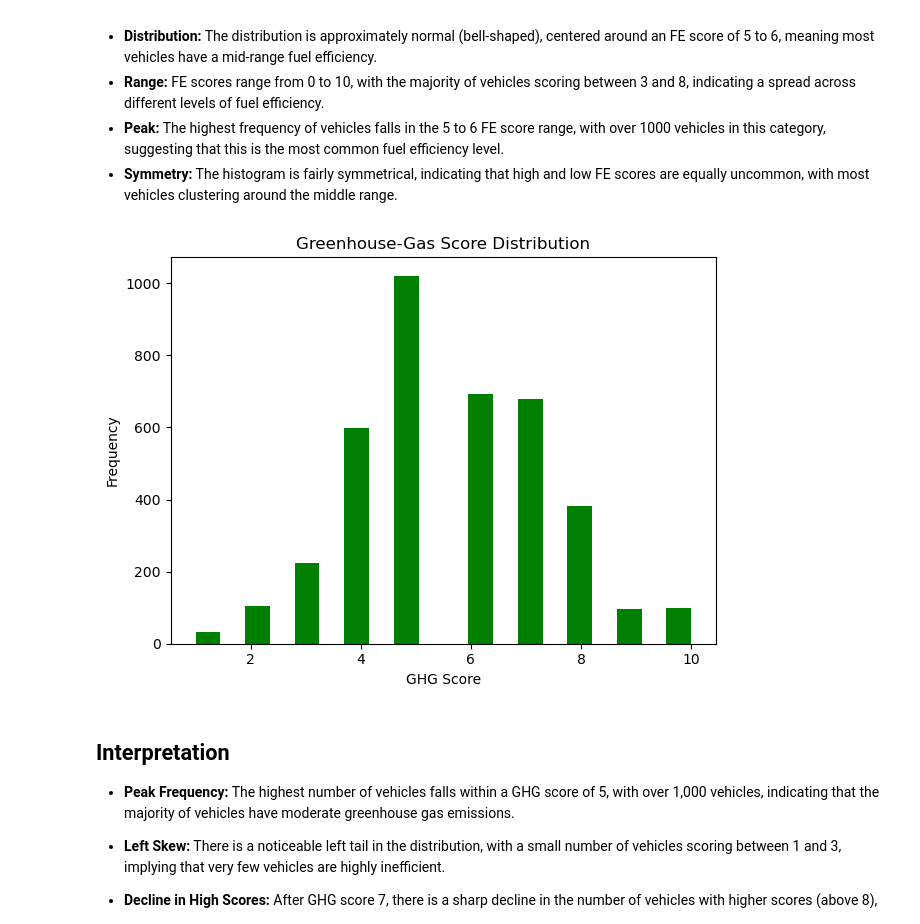
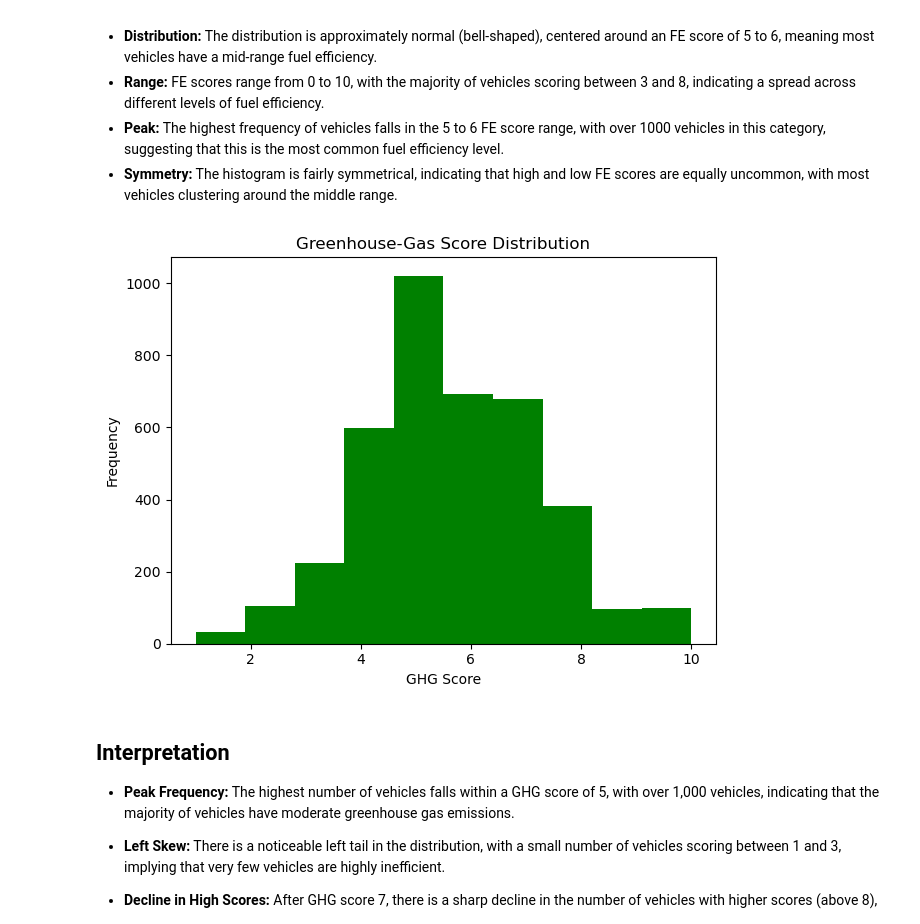
Before and after one commit to Ronnie5562/alu-machine_learning, a Jupyter notebook: math/plotting/canvas_assignment/Plotting Assignment.ipynb, the cells around one changed output. Cells and saved outputs as stored; diff of their text form; code cells hidden in the pictures.

```diff
--- a/math/plotting/canvas_assignment/Plotting Assignment.ipynb
+++ b/math/plotting/canvas_assignment/Plotting Assignment.ipynb
@@ -96,15 +96,15 @@ plt.show()
 - **Symmetry:** The histogram is fairly symmetrical, indicating that high and low FE scores are equally uncommon, with most vehicles clustering around the middle range.
 # %%
 # YOUR CODE HERE
-plt.hist(df["ghgScore"], bins=20, color="green")
+plt.hist(df["ghgScore"], bins=10, color="green")
 plt.xlabel("GHG Score")
 plt.ylabel("Frequency")
 plt.title("Greenhouse-Gas Score Distribution")
 plt.tight_layout()
 plt.savefig("./plots/ghgscore_hist_plot.png")
 plt.show()
 # %% [output]
-[figure, old version]
+[figure, new version]
 # %% [markdown]
 ## Interpretation
 
```
Also changed, not shown: 1 other file.
